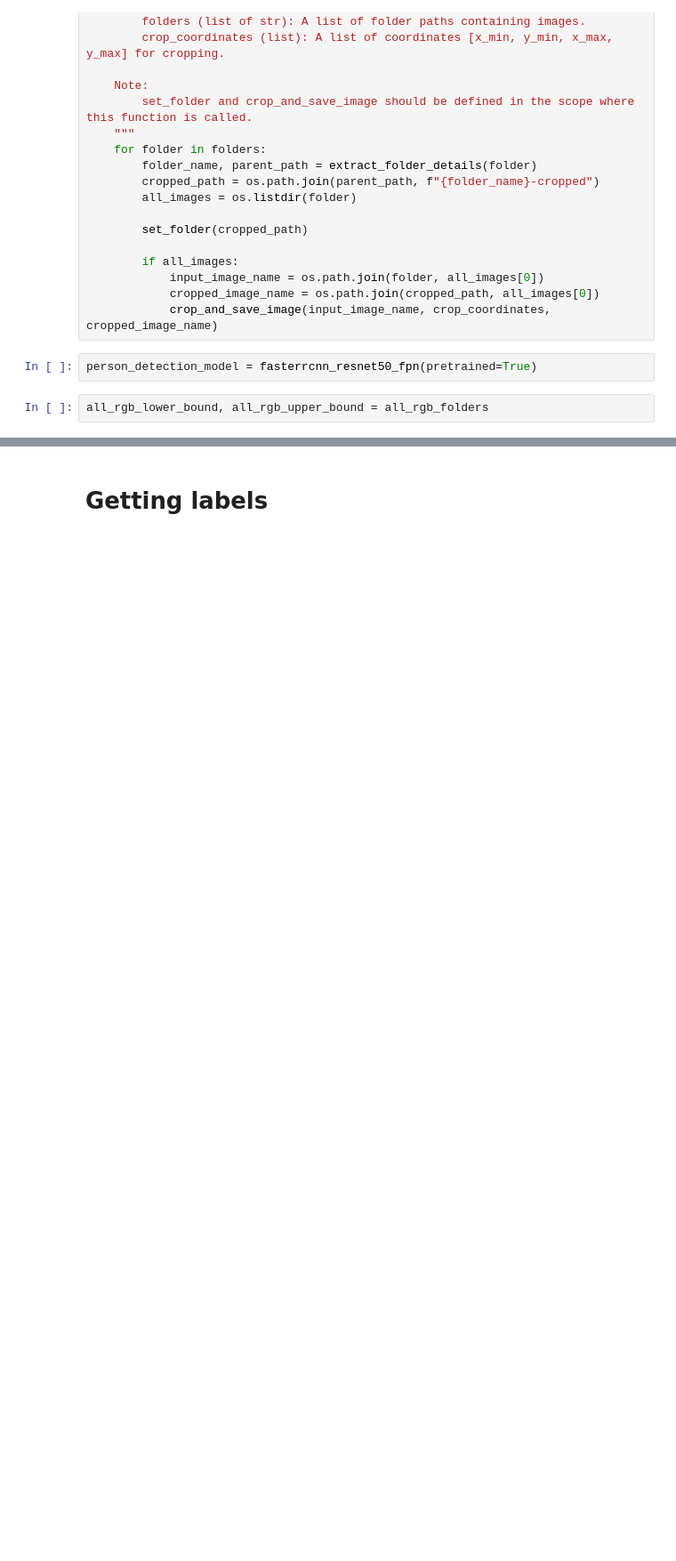
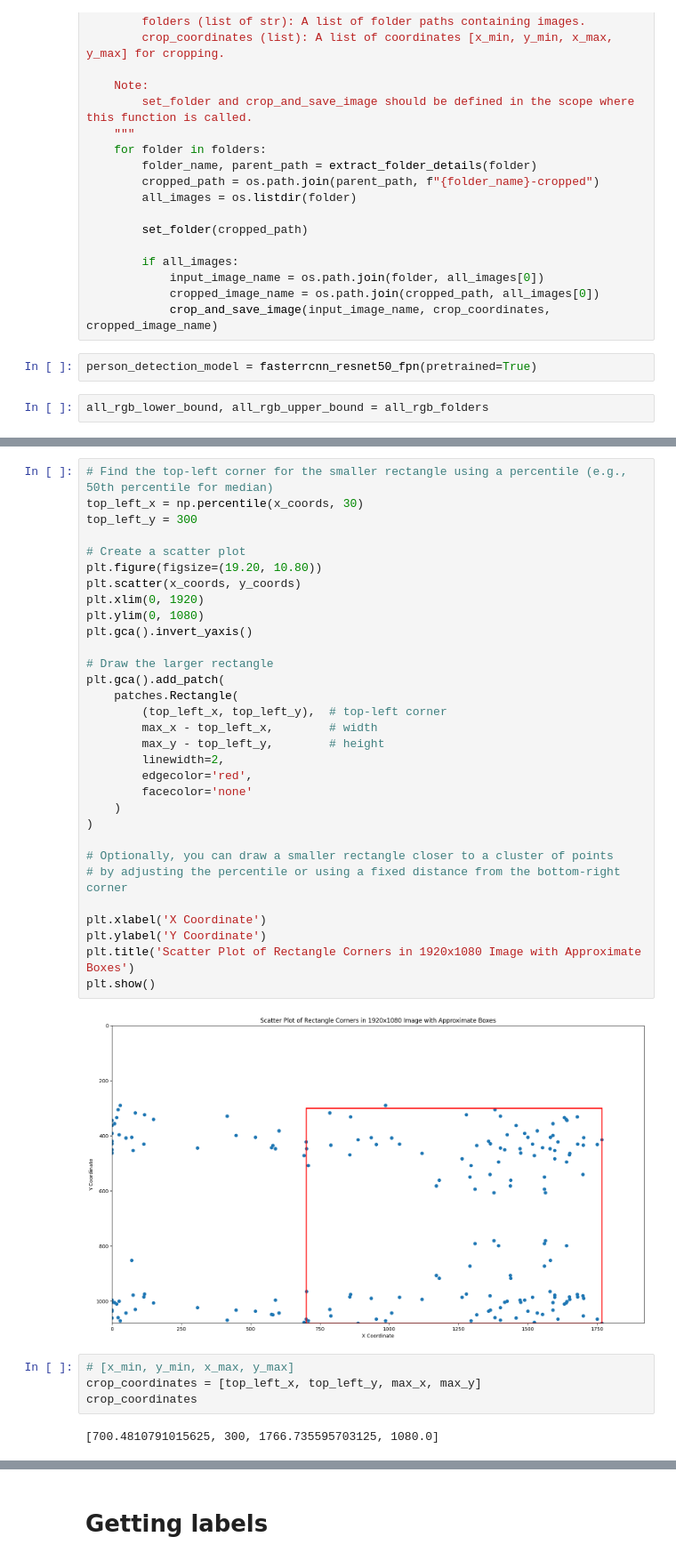
Before and after one commit to chvaldez10/Team-Design-Project, a Jupyter notebook: validate_run.ipynb, the cells around one changed output, grey strips where cells are left out. Shown: that part at 89% size. Cells and saved outputs as stored; diff of their text form; blank space fills up the shorter version.

```diff
--- a/validate_run.ipynb
+++ b/validate_run.ipynb
@@ -469 +554,40 @@ plt.show()
+# %%
+# Find the top-left corner for the smaller rectangle using a percentile (e.g., 50th percentile for median)
+top_left_x = np.percentile(x_coords, 30)
+top_left_y = 300
+
+# Create a scatter plot
+plt.figure(figsize=(19.20, 10.80))
+plt.scatter(x_coords, y_coords)
+plt.xlim(0, 1920)
+plt.ylim(0, 1080)
+plt.gca().invert_yaxis()
+
+# Draw the larger rectangle
+plt.gca().add_patch(
+    patches.Rectangle(
+        (top_left_x, top_left_y),  # top-left corner
+        max_x - top_left_x,        # width
+        max_y - top_left_y,        # height
+        linewidth=2,
+        edgecolor='red',
+        facecolor='none'
+    )
+)
+
+# Optionally, you can draw a smaller rectangle closer to a cluster of points
+# by adjusting the percentile or using a fixed distance from the bottom-right corner
+
+plt.xlabel('X Coordinate')
+plt.ylabel('Y Coordinate')
+plt.title('Scatter Plot of Rectangle Corners in 1920x1080 Image with Approximate Boxes')
+plt.show()
+# %% [output]
+[figure, added]
+# %%
+# [x_min, y_min, x_max, y_max]
+crop_coordinates = [top_left_x, top_left_y, max_x, max_y]
+crop_coordinates
+# %% [output]
+[700.4810791015625, 300, 1766.735595703125, 1080.0]
 # %%
```
Also changed, not shown: parts of 11 cells of this notebook, 16 other files.
